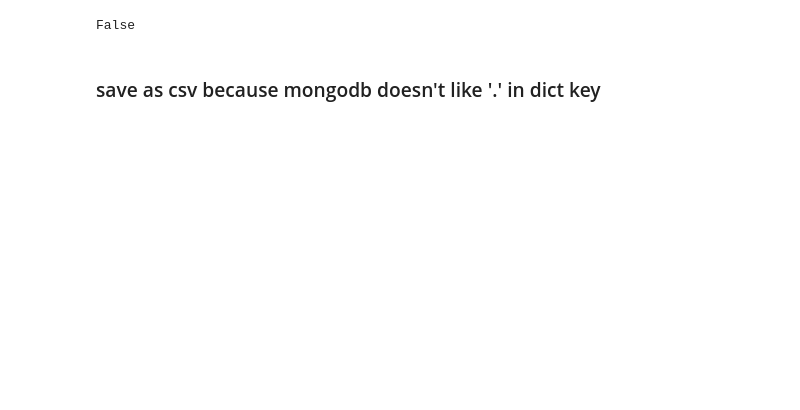
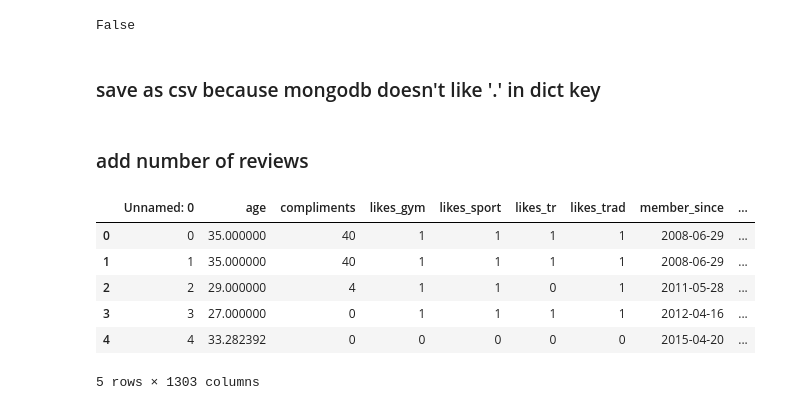
Before and after one commit to davidblaszka/redpointer, a Jupyter notebook: src/ensemble_model_setup.ipynb, the cells around one changed output. Cells and saved outputs as stored; diff of their text form; code cells hidden in the pictures; blank space fills up the shorter version.

```diff
--- a/src/ensemble_model_setup.ipynb
+++ b/src/ensemble_model_setup.ipynb
@@ -288,3 +324,5 @@ False
 ### save as csv because mongodb doesn't like '.'  in dict key
 # %%
 model_df.to_csv("model_df.csv", sep='\t')
+# %% [markdown]
+### add number of reviews
@@ -290,0 +332,10 @@ model_df.to_csv("model_df.csv", sep='\t')
+# %%
+data_df.head()
+# %% [output]
+|  | Unnamed: 0 | age | compliments | likes_gym | likes_sport | likes_tr | likes_trad | member_since | ... |
+| 0 | 0 | 35.000000 | 40 | 1 | 1 | 1 | 1 | 2008-06-29 | ... |
+| 1 | 1 | 35.000000 | 40 | 1 | 1 | 1 | 1 | 2008-06-29 | ... |
+| 2 | 2 | 29.000000 | 4 | 1 | 1 | 0 | 1 | 2011-05-28 | ... |
+| 3 | 3 | 27.000000 | 0 | 1 | 1 | 1 | 1 | 2012-04-16 | ... |
+| 4 | 4 | 33.282392 | 0 | 0 | 0 | 0 | 0 | 2015-04-20 | ... |
+5 rows × 1303 columns
```
Also changed, not shown: parts of 21 cells of this notebook.
